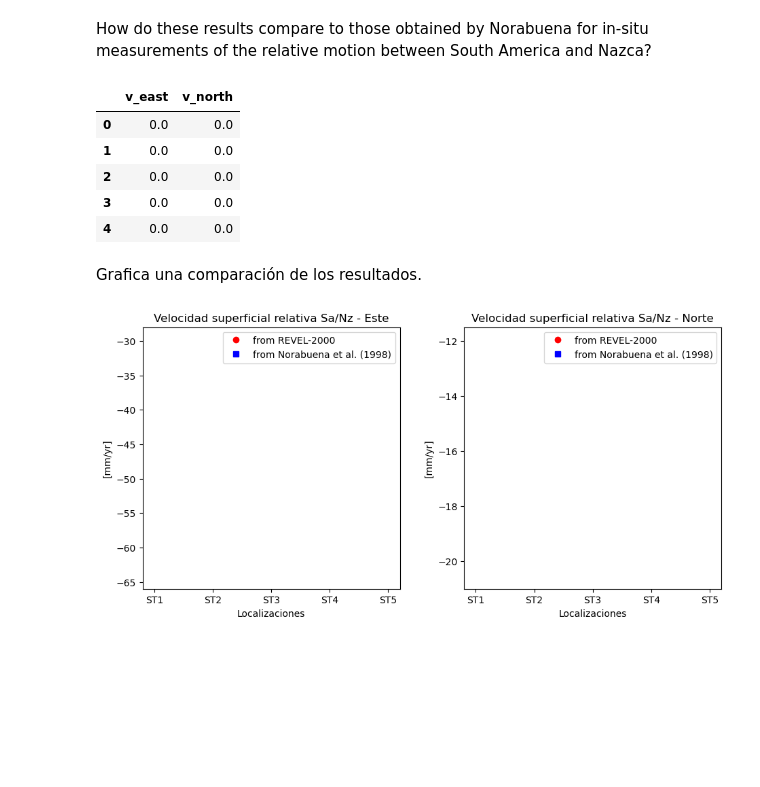
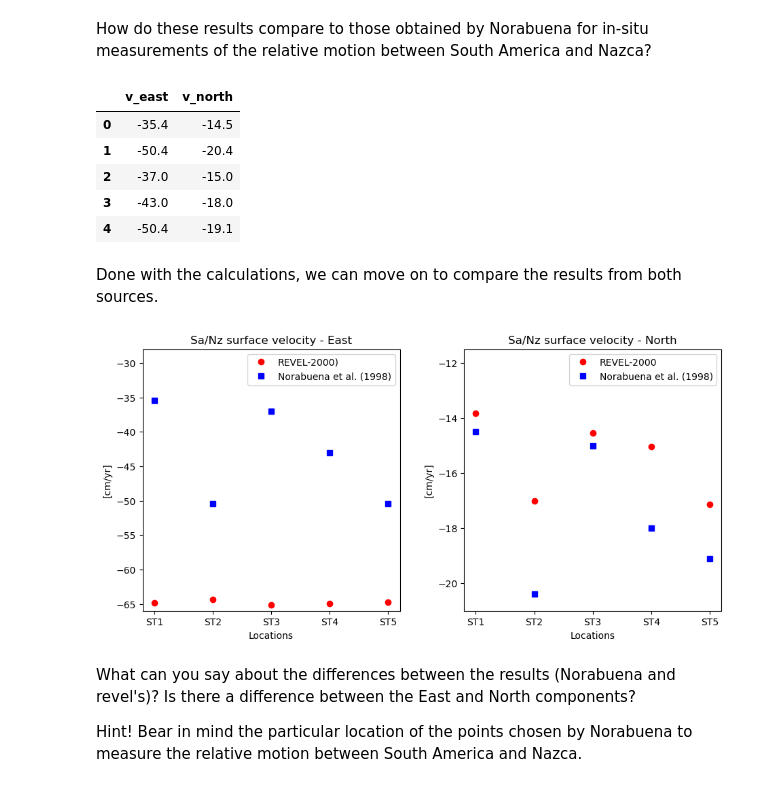
Before and after one commit to ValeEspinozaF/GeodynamicsTeaching-KU2024, a Jupyter notebook: EX3_PLATE_MOTIONS.ipynb, the cells around one changed output. Cells and saved outputs as stored; diff of their text form; code cells hidden in the pictures; blank space fills up the shorter version.

```diff
--- a/EX3_PLATE_MOTIONS.ipynb
+++ b/EX3_PLATE_MOTIONS.ipynb
@@ -128,45 +181,53 @@ pts_azul
 # %% [markdown]
 How do these results compare to those obtained by Norabuena for in-situ measurements of the relative motion between South America and Nazca?
 # %%
-norab_data = pd.DataFrame(data=dict(v_east  = [0.0, 0.0, 0.0, 0.0, 0.0],           ## coloca los datos de Norabuena aqui!!
-                                    v_north = [0.0, 0.0, 0.0, 0.0, 0.0]))
+norab_surfvel_df = pd.DataFrame(data=dict(v_east  = [0.0, 0.0, 0.0, 0.0, 0.0],           # Fill with the velocity measurements from Norabuena!
+                                          v_north = [0.0, 0.0, 0.0, 0.0, 0.0]))
 
-norab_data
+
+norab_surfvel_df = pd.DataFrame(data=dict(v_east  = [-35.4, -50.4, -37.0, -43.0, -50.4],           # Fill with the velocity measurements from Norabuena!
+                                          v_north = [-14.5, -20.4, -15.0, -18.0, -19.1]))
+
+
+norab_surfvel_df
 # %% [output]
 |  | v_east | v_north |
-| 0 | 0.0 | 0.0 |
-| 1 | 0.0 | 0.0 |
-| 2 | 0.0 | 0.0 |
-| 3 | 0.0 | 0.0 |
-| 4 | 0.0 | 0.0 |
+| 0 | -35.4 | -14.5 |
+| 1 | -50.4 | -20.4 |
+| 2 | -37.0 | -15.0 |
+| 3 | -43.0 | -18.0 |
+| 4 | -50.4 | -19.1 |
-# %% [markdown]
-
-Grafica una comparación de los resultados.
+# %% [markdown]
+Done with the calculations, we can move on to compare the results from both sources.
 # %%
 fig, ax = plt.subplots(1, 2, figsize =(11,5), gridspec_kw=dict(wspace=0.25))
-ax[0].set(title = "Velocidad superficial relativa Sa/Nz - Este",
-          xlabel = "Localizaciones",
-          ylabel = "[mm/yr]",
+ax[0].set(title = "Sa/Nz surface velocity - East",
+          xlabel = "Locations",
+          ylabel = "[cm/yr]",
           ylim = (-66, -28),
           xticks = np.arange(1,6),
           xticklabels = ['ST1', 'ST2', 'ST3', 'ST4', 'ST5'],
           );
 
-ax[1].set(title = "Velocidad superficial relativa Sa/Nz - Norte",
-          xlabel = "Localizaciones",
-          ylabel = "[mm/yr]",
+ax[1].set(title = "Sa/Nz surface velocity - North",
+          xlabel = "Locations",
+          ylabel = "[cm/yr]",
           ylim = (-21, -11.5),
           xticks = np.arange(1,6),
           xticklabels = ['ST1', 'ST2', 'ST3', 'ST4', 'ST5'],
           );
 
-ax[0].plot(np.arange(1, 6), pts_azul["v_east"], 'or', label="from REVEL-2000")
-ax[0].plot(np.arange(1, 6), norab_data["v_east"], 'sb', label="from Norabuena et al. (1998)")
+ax[0].plot(np.arange(1, 6), revel_surfvel_df["v_east"]*1e1, 'or', label="REVEL-2000)")
+ax[0].plot(np.arange(1, 6), norab_surfvel_df["v_east"], 'sb', label="Norabuena et al. (1998)")
 
-ax[1].plot(np.arange(1, 6), pts_azul["v_north"], 'or', label="from REVEL-2000");
-ax[1].plot(np.arange(1, 6), norab_data["v_north"], 'sb', label="from Norabuena et al. (1998)");
+ax[1].plot(np.arange(1, 6), revel_surfvel_df["v_north"]*1e1, 'or', label="REVEL-2000");
+ax[1].plot(np.arange(1, 6), norab_surfvel_df["v_north"], 'sb', label="Norabuena et al. (1998)");
 
 ax[0].legend();
 ax[1].legend();
 # %% [output]
-[figure, old version]
+[figure, new version]
+# %% [markdown]
+What can you say about the differences between the results (Norabuena and revel's)? Is there a difference between the East and North components?
+
+Hint! Bear in mind the particular location of the points chosen by Norabuena to measure the relative motion between South America and Nazca.
```
Also changed, not shown: parts of 15 cells of this notebook, 10 other files.
